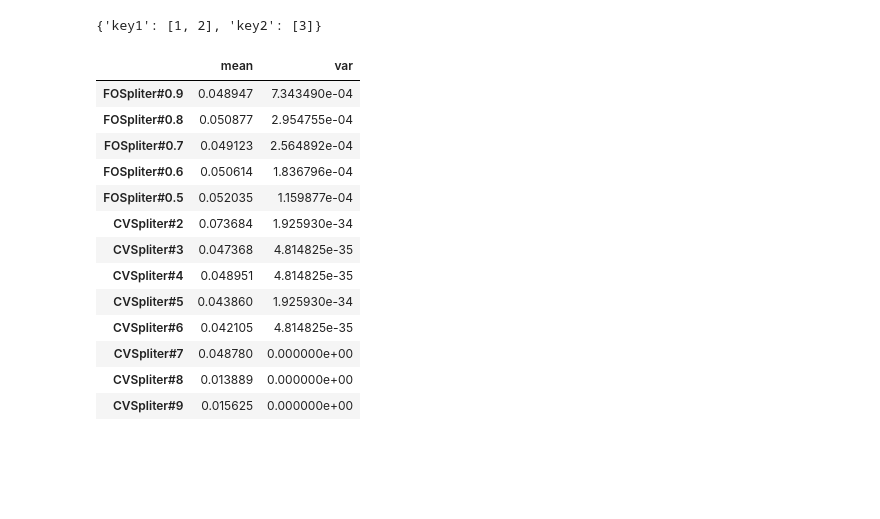
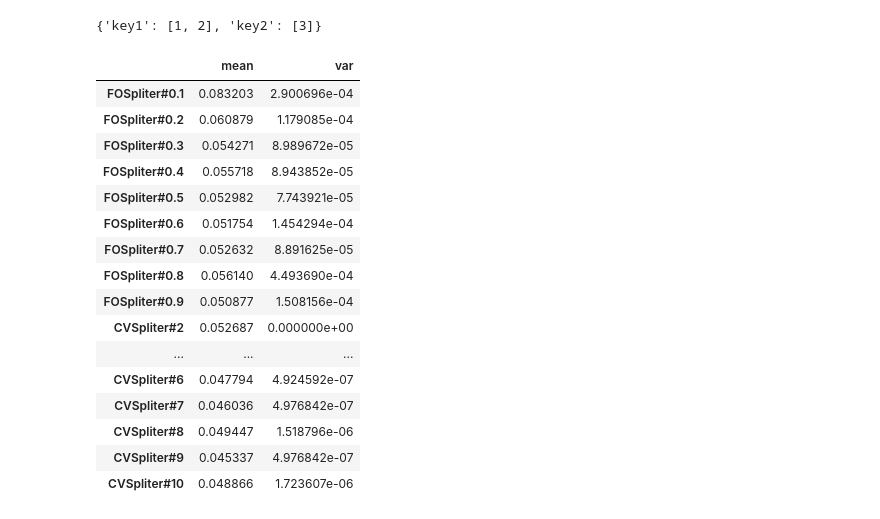
Before and after one commit to ya-mori/python-note, a Jupyter notebook: training/data_division.ipynb, the cells around one changed output. Saved outputs shown, nothing was run; the diff lists cells and outputs as text; code cells hidden in the pictures; blank space fills up the shorter version.

```diff
--- a/training/data_division.ipynb
+++ b/training/data_division.ipynb
@@ -89,7 +89,6 @@ class FOSpliter(Spliter):
         super().__init__(df, num)
 
     def run(self) -> pd.DataFrame:
-        #print(f"run FOSpliter number : {self.num}")
         df_train = self.df.sample(frac=self.num)
         df_test = self.df.drop(df_train.index)
         yield df_train, df_test
@@ -107,11 +106,10 @@ class CVSpliter(Spliter):
         super().__init__(df, num)
 
     def run(self) -> pd.DataFrame:
-        #print(f"run CVSpliter number : {self.num}")
         fold = KFold(n_splits=self.num, shuffle=True, random_state=1)
-        ids_train, ids_test = next(fold.split(self.df))
-        df_train, df_test = self.df.iloc[ids_train], self.df.iloc[ids_test]
-        yield df_train, df_test
+        for ids_train, ids_test in fold.split(self.df):
+            df_train, df_test = self.df.iloc[ids_train], self.df.iloc[ids_test]
+            yield df_train, df_test
 
 #  test
 df = get_data()
@@ -120,9 +118,9 @@ spliter_cv = CVSpliter(df=df, num=4)
 tasks = [spliter_fo, spliter_cv]
 for task in tasks:
     print(task.to_str())
-    df_train, df_test = next(task.run())
-    display(df_train.head())
-    display(df_test.head())
+    for df_train, df_test in task.run():
+        display(df_train.head())
+        display(df_test.head())
 # %% [output]
 FOSpliter#0.5
 |  | mean radius | mean texture | mean perimeter | mean area | mean smoothness | mean compactness | ... |
@@ -220,41 +226,43 @@ print(memory.values)
 {'key1': [1, 2], 'key2': [3]}
 # %%
 def run_task(memory, task):
-    df_train, df_test = next(task.run())
-    error = col_error(df_train, df_test)
-    memory.savings(task.to_str(), error)
+    error = []
+    for df_train, df_test in task.run():
+        error.append(col_error(df_train, df_test))
+    memory.savings(task.to_str(), np.mean(error))
     return memory
 
 def run_tasks(memory, tasks):
     for task in tasks:
-        df_train, df_test = next(task.run())
-        error = col_error(df_train, df_test)
-        memory.savings(task.to_str(), error)
+        memory = run_task(memory, task)
     return memory
 
 def main():
     memory = Aggregator()
-    for i in range(100):
+    for i in range(10):
         df_origin = get_data()
-        tasks_fo = [FOSpliter(df=df_origin, num=(1- num*0.1)) for num in range(1, 6)]
-        tasks_cv = [CVSpliter(df=df_origin, num=(num)) for num in range(2, 10)]
+        tasks_fo = [FOSpliter(df=df_origin, num=round(num*0.1, 1)) for num in range(1, 10)]
+        tasks_cv = [CVSpliter(df=df_origin, num=(num)) for num in range(2, 11)]
         tasks = tasks_fo + tasks_cv
         memory = run_tasks(memory, tasks)
     display(memory.total())
 
 main()
 # %% [output]
 |  | mean | var |
-| FOSpliter#0.9 | 0.048947 | 7.343490e-04 |
-| FOSpliter#0.8 | 0.050877 | 2.954755e-04 |
-| FOSpliter#0.7 | 0.049123 | 2.564892e-04 |
-| FOSpliter#0.6 | 0.050614 | 1.836796e-04 |
-| FOSpliter#0.5 | 0.052035 | 1.159877e-04 |
-| CVSpliter#2 | 0.073684 | 1.925930e-34 |
-| CVSpliter#3 | 0.047368 | 4.814825e-35 |
-| CVSpliter#4 | 0.048951 | 4.814825e-35 |
-| CVSpliter#5 | 0.043860 | 1.925930e-34 |
-| CVSpliter#6 | 0.042105 | 4.814825e-35 |
-| CVSpliter#7 | 0.048780 | 0.000000e+00 |
-| CVSpliter#8 | 0.013889 | 0.000000e+00 |
-| CVSpliter#9 | 0.015625 | 0.000000e+00 |
+| FOSpliter#0.1 | 0.083203 | 2.900696e-04 |
+| FOSpliter#0.2 | 0.060879 | 1.179085e-04 |
+| FOSpliter#0.3 | 0.054271 | 8.989672e-05 |
+| FOSpliter#0.4 | 0.055718 | 8.943852e-05 |
+| FOSpliter#0.5 | 0.052982 | 7.743921e-05 |
+| FOSpliter#0.6 | 0.051754 | 1.454294e-04 |
+| FOSpliter#0.7 | 0.052632 | 8.891625e-05 |
+| FOSpliter#0.8 | 0.056140 | 4.493690e-04 |
+| FOSpliter#0.9 | 0.050877 | 1.508156e-04 |
+| CVSpliter#2 | 0.052687 | 0.000000e+00 |
+| ... | ... | ... |
+| CVSpliter#6 | 0.047794 | 4.924592e-07 |
+| CVSpliter#7 | 0.046036 | 4.976842e-07 |
+| CVSpliter#8 | 0.049447 | 1.518796e-06 |
+| CVSpliter#9 | 0.045337 | 4.976842e-07 |
+| CVSpliter#10 | 0.048866 | 1.723607e-06 |
```
Also changed, not shown: parts of 1 cell of this notebook, 2 other files.
